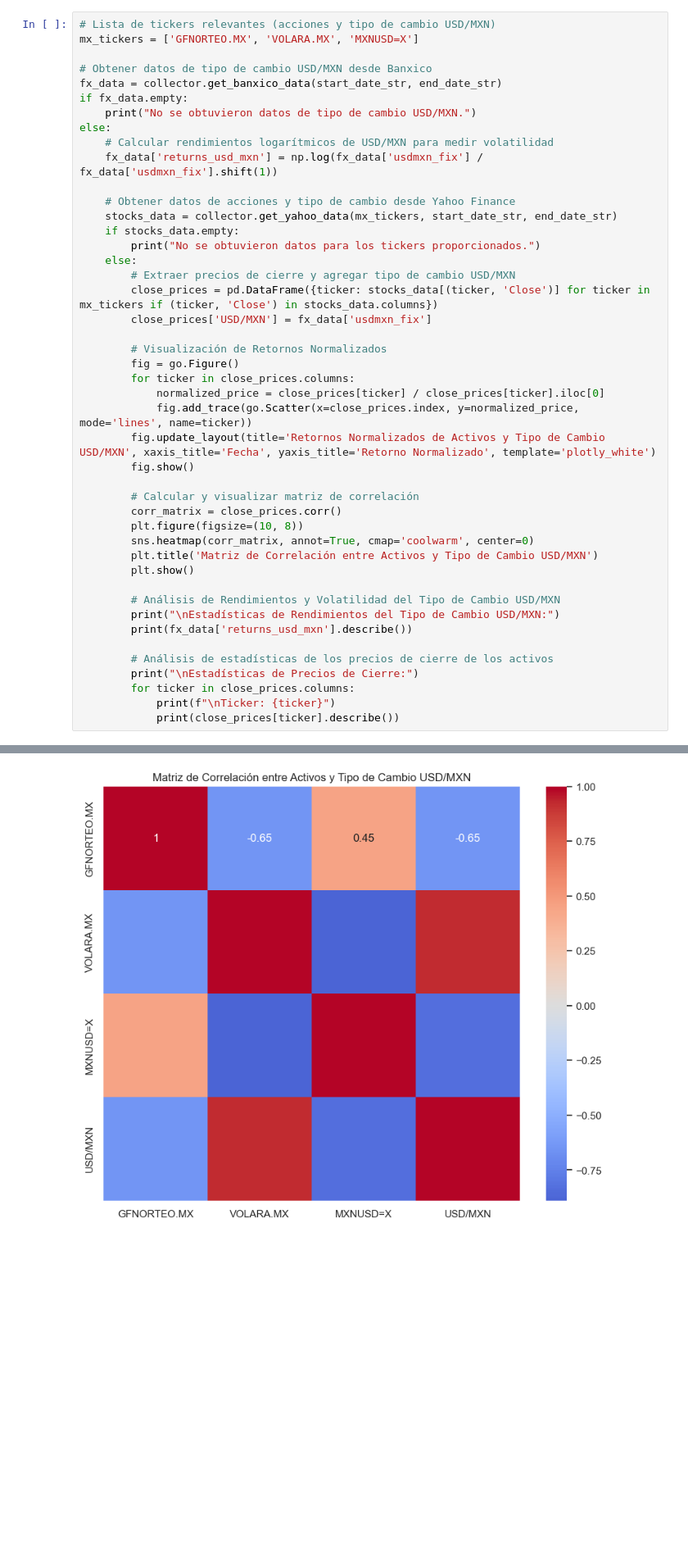
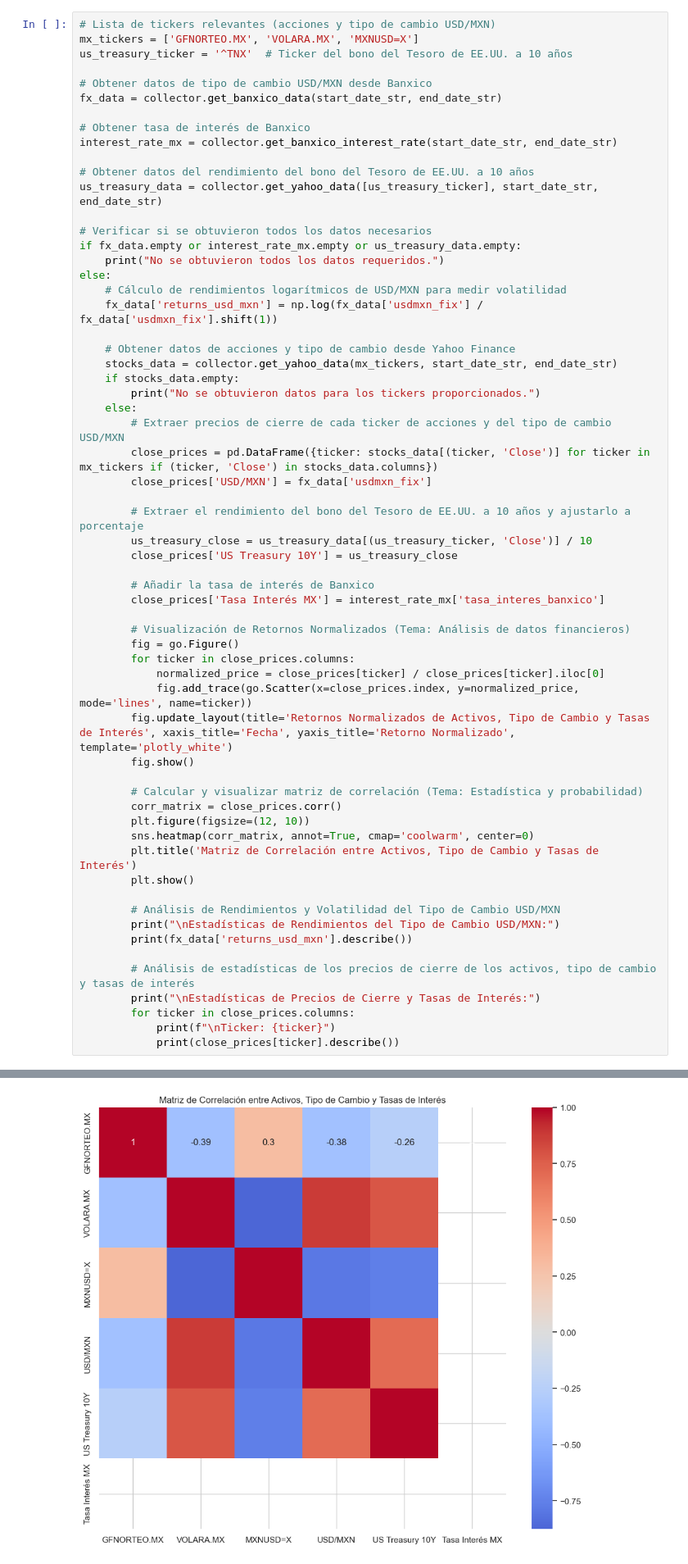
Before and after one commit to GerardoMayel/banco-base-proyecto-test, a Jupyter notebook: notebooks/data-collection-notebook.ipynb, the cells around one changed output, grey strips where cells are left out. Shown: that part at 82% size. Saved outputs shown, nothing was run; the diff lists cells and outputs as text; blank space fills up the shorter version.

```diff
--- a/notebooks/data-collection-notebook.ipynb
+++ b/notebooks/data-collection-notebook.ipynb
@@ -289,13 +532,22 @@ use_inf_as_na option is deprecated and will be removed in a future version. Conv
 # %%
 # Lista de tickers relevantes (acciones y tipo de cambio USD/MXN)
 mx_tickers = ['GFNORTEO.MX', 'VOLARA.MX', 'MXNUSD=X']
+us_treasury_ticker = '^TNX'  # Ticker del bono del Tesoro de EE.UU. a 10 años
 
 # Obtener datos de tipo de cambio USD/MXN desde Banxico
 fx_data = collector.get_banxico_data(start_date_str, end_date_str)
-if fx_data.empty:
-    print("No se obtuvieron datos de tipo de cambio USD/MXN.")
+
+# Obtener tasa de interés de Banxico
+interest_rate_mx = collector.get_banxico_interest_rate(start_date_str, end_date_str)
+
+# Obtener datos del rendimiento del bono del Tesoro de EE.UU. a 10 años
+us_treasury_data = collector.get_yahoo_data([us_treasury_ticker], start_date_str, end_date_str)
+
+# Verificar si se obtuvieron todos los datos necesarios
+if fx_data.empty or interest_rate_mx.empty or us_treasury_data.empty:
+    print("No se obtuvieron todos los datos requeridos.")
 else:
-    # Calcular rendimientos logarítmicos de USD/MXN para medir volatilidad
+    # Cálculo de rendimientos logarítmicos de USD/MXN para medir volatilidad
     fx_data['returns_usd_mxn'] = np.log(fx_data['usdmxn_fix'] / fx_data['usdmxn_fix'].shift(1))
 
     # Obtener datos de acciones y tipo de cambio desde Yahoo Finance
@@ -303,31 +555,38 @@ else:
     if stocks_data.empty:
         print("No se obtuvieron datos para los tickers proporcionados.")
     else:
-        # Extraer precios de cierre y agregar tipo de cambio USD/MXN
+        # Extraer precios de cierre de cada ticker de acciones y del tipo de cambio USD/MXN
         close_prices = pd.DataFrame({ticker: stocks_data[(ticker, 'Close')] for ticker in mx_tickers if (ticker, 'Close') in stocks_data.columns})
         close_prices['USD/MXN'] = fx_data['usdmxn_fix']
 
-        # Visualización de Retornos Normalizados
+        # Extraer el rendimiento del bono del Tesoro de EE.UU. a 10 años y ajustarlo a porcentaje
+        us_treasury_close = us_treasury_data[(us_treasury_ticker, 'Close')] / 10
+        close_prices['US Treasury 10Y'] = us_treasury_close
+
+        # Añadir la tasa de interés de Banxico
+        close_prices['Tasa Interés MX'] = interest_rate_mx['tasa_interes_banxico']
+
+        # Visualización de Retornos Normalizados (Tema: Análisis de datos financieros)
         fig = go.Figure()
         for ticker in close_prices.columns:
             normalized_price = close_prices[ticker] / close_prices[ticker].iloc[0]
             fig.add_trace(go.Scatter(x=close_prices.index, y=normalized_price, mode='lines', name=ticker))
-        fig.update_layout(title='Retornos Normalizados de Activos y Tipo de Cambio USD/MXN', xaxis_title='Fecha', yaxis_title='Retorno Normalizado', template='plotly_white')
+        fig.update_layout(title='Retornos Normalizados de Activos, Tipo de Cambio y Tasas de Interés', xaxis_title='Fecha', yaxis_title='Retorno Normalizado', template='plotly_white')
         fig.show()
 
-        # Calcular y visualizar matriz de correlación
+        # Calcular y visualizar matriz de correlación (Tema: Estadística y probabilidad)
         corr_matrix = close_prices.corr()
-        plt.figure(figsize=(10, 8))
+        plt.figure(figsize=(12, 10))
         sns.heatmap(corr_matrix, annot=True, cmap='coolwarm', center=0)
-        plt.title('Matriz de Correlación entre Activos y Tipo de Cambio USD/MXN')
+        plt.title('Matriz de Correlación entre Activos, Tipo de Cambio y Tasas de Interés')
         plt.show()
 
         # Análisis de Rendimientos y Volatilidad del Tipo de Cambio USD/MXN
         print("\nEstadísticas de Rendimientos del Tipo de Cambio USD/MXN:")
         print(fx_data['returns_usd_mxn'].describe())
 
-        # Análisis de estadísticas de los precios de cierre de los activos
-        print("\nEstadísticas de Precios de Cierre:")
+        # Análisis de estadísticas de los precios de cierre de los activos, tipo de cambio y tasas de interés
+        print("\nEstadísticas de Precios de Cierre y Tasas de Interés:")
         for ticker in close_prices.columns:
             print(f"\nTicker: {ticker}")
             print(close_prices[ticker].describe())
@@ -338 +599 @@ else:
-[figure, old version]
+[figure, new version]
```
Also changed, not shown: parts of 13 cells of this notebook, 8 other files.
